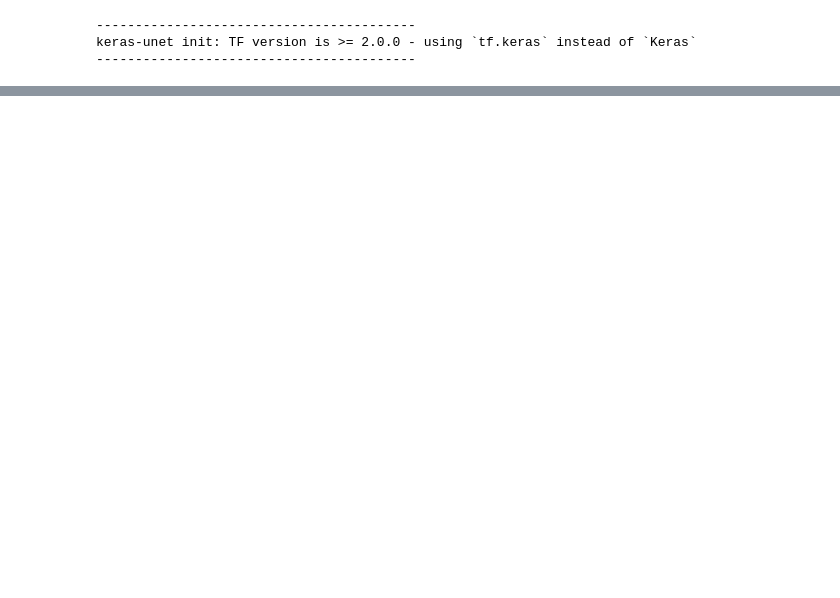
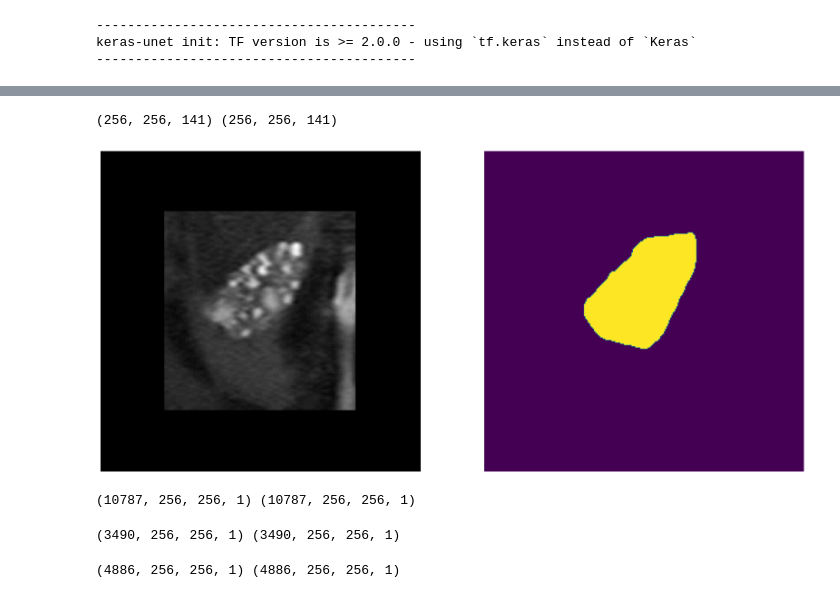
Before and after one commit to EmmaSchmidt2021/Kidney-Segmentation-Jupyter, a Jupyter notebook: AutoUnet.ipynb, the cells around one changed output, grey strips where cells are left out. Cells and saved outputs as stored; diff of their text form; code cells hidden in the pictures; blank space fills up the shorter version.

```diff
--- a/AutoUnet.ipynb
+++ b/AutoUnet.ipynb
@@ -23,0 +94,34 @@ from automouse_model import automouseTKV_model
+# %%
+train, valid = train_test_split(train, test_size=0.25)
+example_image = read_nifti_file(data_path+'\\'+images[train][0]) # TODO: read in the first image from the training partition
+example_segmentation = read_nifti_file(data_path+'\\'+segmentations[train][0])  # TODO: read in the first segmentation from the training partition
+
+print(example_image.shape, example_segmentation.shape)
+# %% [output]
+(256, 256, 141) (256, 256, 141)
+# %%
+fig = plt.figure(figsize=(20,10))
+ax1 = fig.add_subplot(121)
+ax1.imshow(example_image[:,:,40], cmap='gray') # TODO: display the first slice from the image
+ax1.axis('off')
+ax2 = fig.add_subplot(122)
+ax2.imshow(example_segmentation[:,:,40])  # TODO: display the first slice from the segmentation
+ax2.axis('off')
+plt.show()
+# %% [output]
+[figure, added]
+# %%
+x_train, y_train = retrieve_images_and_segmentations(data_path, images[train], segmentations[train]) #TODO: get the matrices for the training partition
+print(x_train.shape, y_train.shape)
+# %% [output]
+(10787, 256, 256, 1) (10787, 256, 256, 1)
+# %%
+x_valid, y_valid = retrieve_images_and_segmentations(data_path, images[valid], segmentations[valid]) #TODO: get the matrices for the validation partition
+print(x_valid.shape, y_valid.shape)
+# %% [output]
+(3490, 256, 256, 1) (3490, 256, 256, 1)
+# %%
+x_test, y_test = retrieve_images_and_segmentations(data_path, images[test], segmentations[test]) #TODO: get the matrices for the test partition
+print(x_test.shape, y_test.shape)
+# %% [output]
+(4886, 256, 256, 1) (4886, 256, 256, 1)
```
Also changed, not shown: parts of 9 cells of this notebook, 2 other files.
